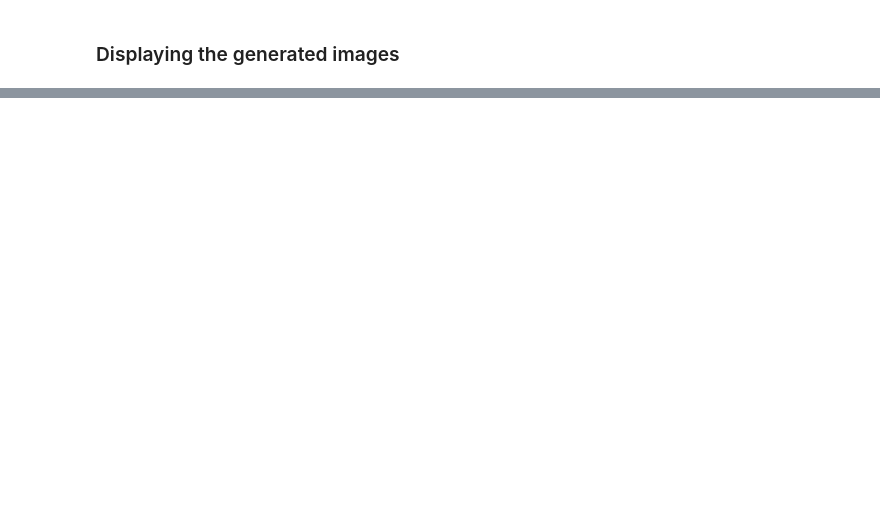
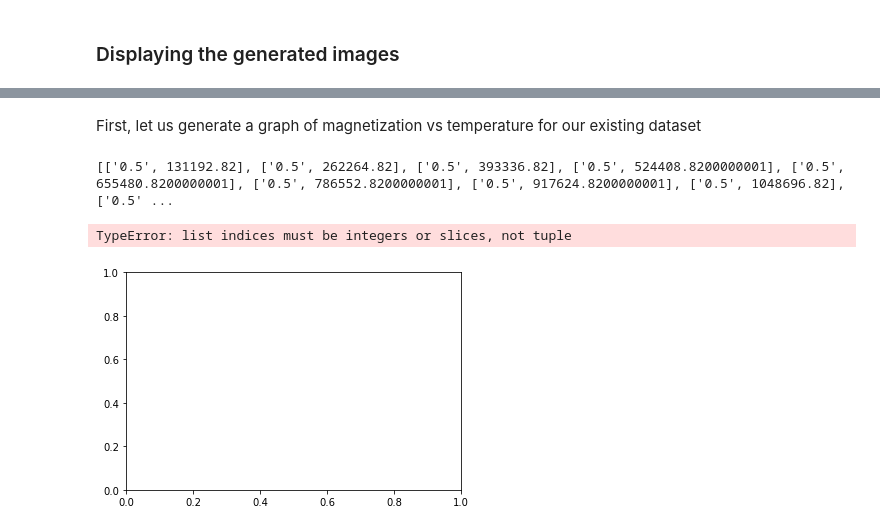
Before and after one commit to rohan-datar/phys_0704_project, a Jupyter notebook: ML_Spin_Model/Generator_Model.ipynb, the cells around one changed output, grey strips where cells are left out. Saved outputs shown, nothing was run; the diff lists cells and outputs as text; code cells hidden in the pictures; blank space fills up the shorter version.

```diff
--- a/ML_Spin_Model/Generator_Model.ipynb
+++ b/ML_Spin_Model/Generator_Model.ipynb
@@ -243,0 +259,46 @@ torch.save(G, MODEL_PATH+'G.pth')
+# %% [markdown]
+First, let us generate a graph of magnetization vs temperature for our existing dataset
+# %%
+def get_magnetization(img):
+    img = img.numpy()
+    img = img - 0.5
+    mag = np.sum(img)
+    return mag
+# %%
+#import the dataset
+data_dir = '../data/{}-{}/temp_class/test'.format(L,L)
+
+test_data = datasets.ImageFolder(data_dir, transform=dset_transform)
+# %%
+#loop through the dataset and get the average magnetization at each temperature
+magnetizations = []
+
+for i in range(len(test_data)):
+    images, label = test_data[i]
+    m = np.empty([len(images)])
+    #get the magnetization of each image
+    for j in range(len(images)):
+        img = images[j]
+        mag = get_magnetization(img)
+        mag = np.square(mag)
+        m = np.append(m, mag)
+
+    #get the average magnetization of the images
+    avg_mag = np.mean(m)
+
+    #get the temp from the label
+    temp = test_data.classes[label]
+    magnetizations.append([temp, avg_mag])
+
+print(magnetizations)
+
+#plot the magnetization by temperature
+fig = plt.figure()
+ax = fig.add_subplot(111)
+ax.plot(magnetizations[:,0], magnetizations[:,1])
+
+plt.show()
+# %% [output]
+[['0.5', 131192.82], ['0.5', 262264.82], ['0.5', 393336.82], ['0.5', 524408.8200000001], ['0.5', 655480.8200000001], ['0.5', 786552.8200000001], ['0.5', 917624.8200000001], ['0.5', 1048696.82], ['0.5' ...
+TypeError: list indices must be integers or slices, not tuple
+[figure, added]
```
Also changed, not shown: parts of 9 cells of this notebook, 8 other files.
